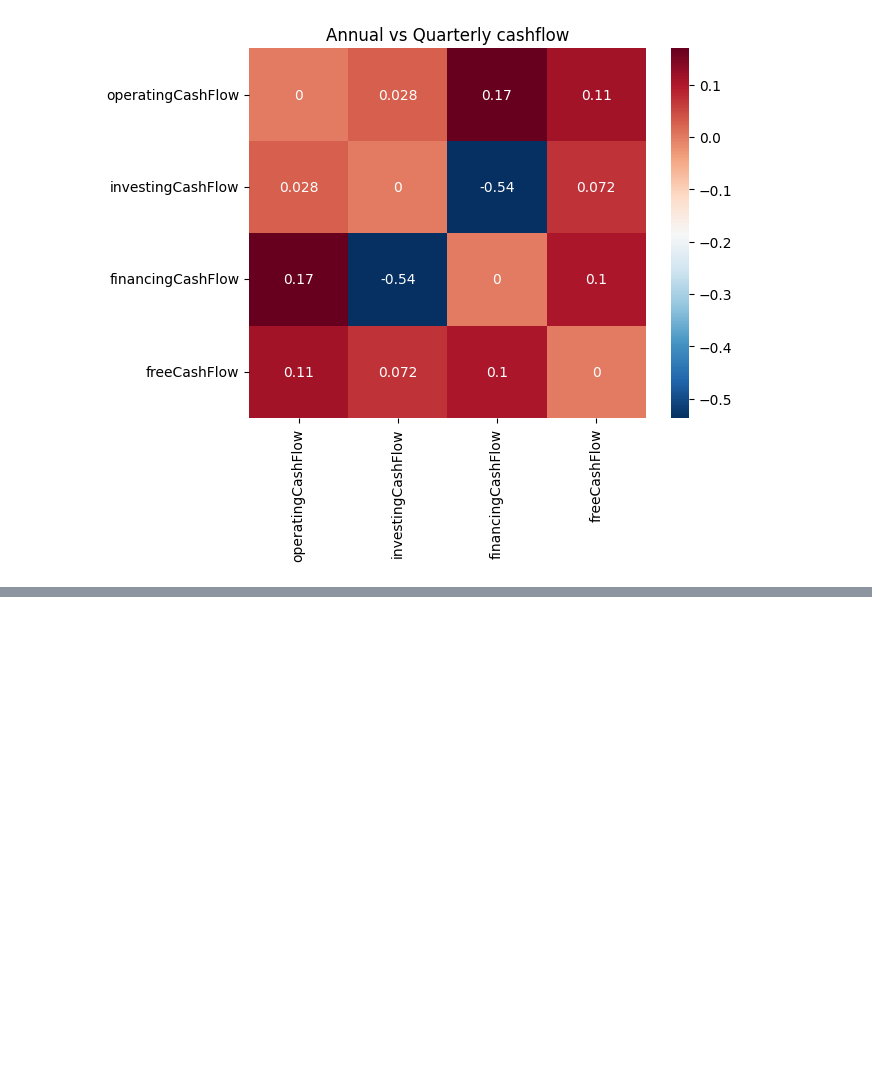
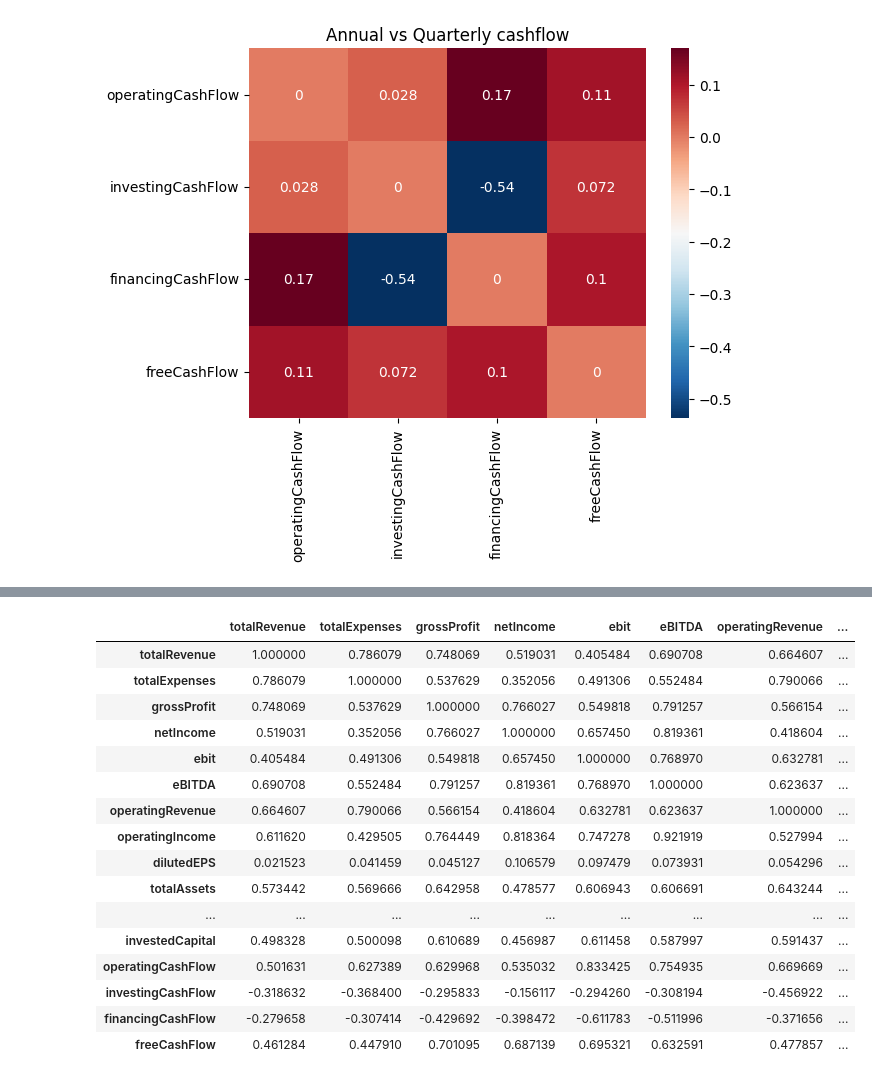
Before and after one commit to codespaghettifier/sp500-exploration, a Jupyter notebook: clean_yahoo_financials.ipynb, the cells around one changed output, grey strips where cells are left out. Drawn from its saved outputs; the diff is of its cells as text; code cells hidden in the pictures; blank space fills up the shorter version.

```diff
--- a/clean_yahoo_financials.ipynb
+++ b/clean_yahoo_financials.ipynb
@@ -371,0 +447,20 @@ plt.show()
+# %%
+quarter_corr
+# %% [output]
+|  | totalRevenue | totalExpenses | grossProfit | netIncome | ebit | eBITDA | operatingRevenue | ... |
+| totalRevenue | 1.000000 | 0.786079 | 0.748069 | 0.519031 | 0.405484 | 0.690708 | 0.664607 | ... |
+| totalExpenses | 0.786079 | 1.000000 | 0.537629 | 0.352056 | 0.491306 | 0.552484 | 0.790066 | ... |
+| grossProfit | 0.748069 | 0.537629 | 1.000000 | 0.766027 | 0.549818 | 0.791257 | 0.566154 | ... |
+| netIncome | 0.519031 | 0.352056 | 0.766027 | 1.000000 | 0.657450 | 0.819361 | 0.418604 | ... |
+| ebit | 0.405484 | 0.491306 | 0.549818 | 0.657450 | 1.000000 | 0.768970 | 0.632781 | ... |
+| eBITDA | 0.690708 | 0.552484 | 0.791257 | 0.819361 | 0.768970 | 1.000000 | 0.623637 | ... |
+| operatingRevenue | 0.664607 | 0.790066 | 0.566154 | 0.418604 | 0.632781 | 0.623637 | 1.000000 | ... |
+| operatingIncome | 0.611620 | 0.429505 | 0.764449 | 0.818364 | 0.747278 | 0.921919 | 0.527994 | ... |
+| dilutedEPS | 0.021523 | 0.041459 | 0.045127 | 0.106579 | 0.097479 | 0.073931 | 0.054296 | ... |
+| totalAssets | 0.573442 | 0.569666 | 0.642958 | 0.478577 | 0.606943 | 0.606691 | 0.643244 | ... |
+| ... | ... | ... | ... | ... | ... | ... | ... | ... |
+| investedCapital | 0.498328 | 0.500098 | 0.610689 | 0.456987 | 0.611458 | 0.587997 | 0.591437 | ... |
+| operatingCashFlow | 0.501631 | 0.627389 | 0.629968 | 0.535032 | 0.833425 | 0.754935 | 0.669669 | ... |
+| investingCashFlow | -0.318632 | -0.368400 | -0.295833 | -0.156117 | -0.294260 | -0.308194 | -0.456922 | ... |
+| financingCashFlow | -0.279658 | -0.307414 | -0.429692 | -0.398472 | -0.611783 | -0.511996 | -0.371656 | ... |
+| freeCashFlow | 0.461284 | 0.447910 | 0.701095 | 0.687139 | 0.695321 | 0.632591 | 0.477857 | ... |
```
Also changed, not shown: parts of 7 cells of this notebook.
